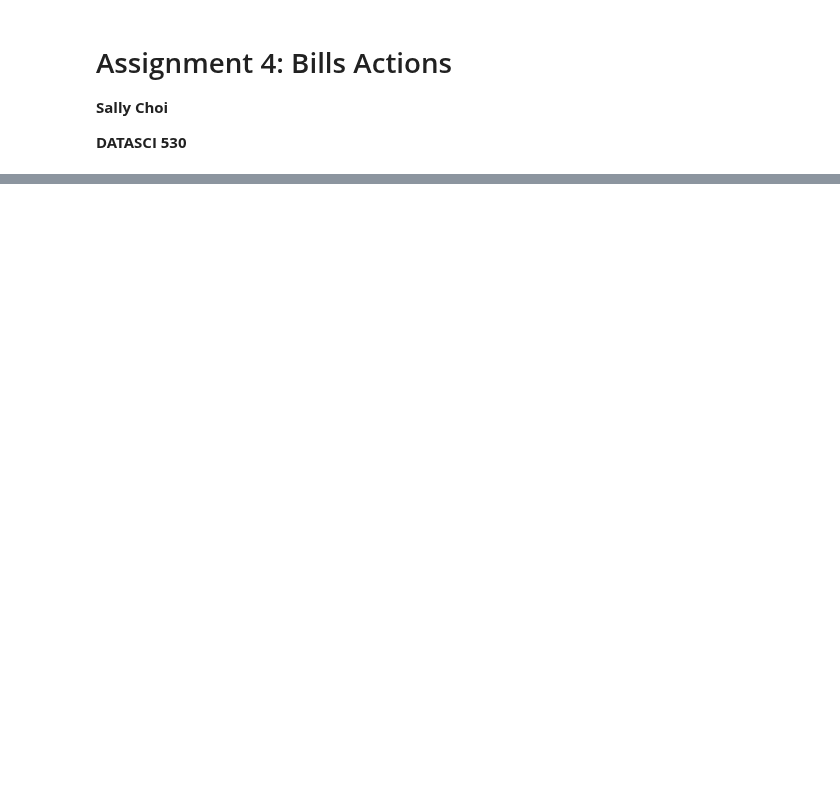
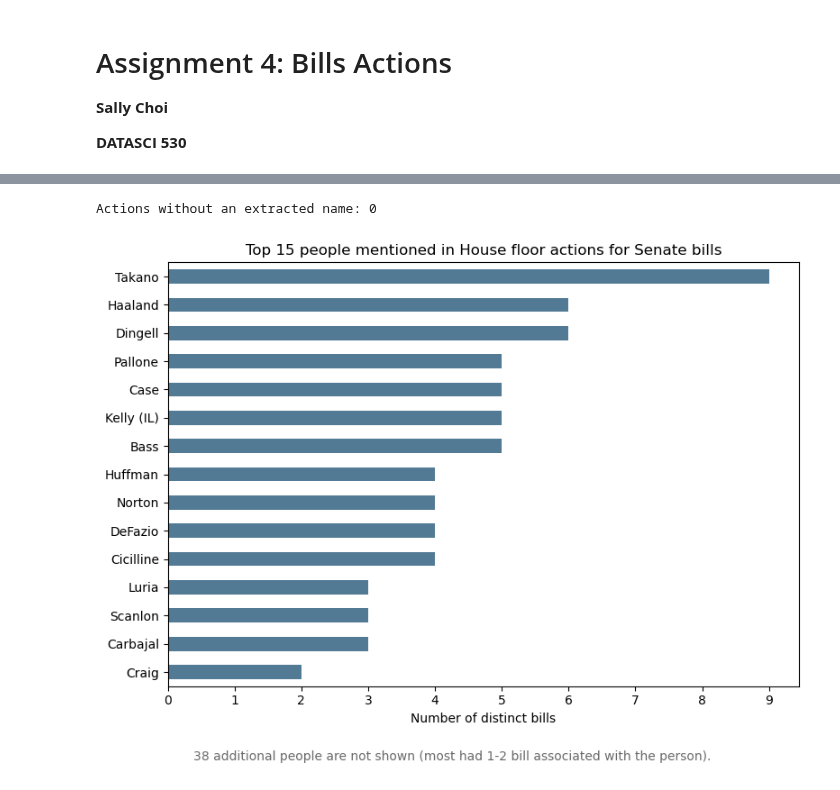
Before and after one commit to sallyyc/datasci530fall2026, a Jupyter notebook: Assignments/Assignment 4/Assignment 4.ipynb, the cells around one changed output, grey strips where cells are left out. Drawn from its saved outputs; the diff is of its cells as text; code cells hidden in the pictures; blank space fills up the shorter version.

```diff
--- a/Assignments/Assignment 4/Assignment 4.ipynb
+++ b/Assignments/Assignment 4/Assignment 4.ipynb
@@ -115,0 +222,48 @@ action_percent.round(2).to_frame(name="Percent of rows")
+# %%
+# creat pattern to extract the name after the title and before "moved" or "asked"
+pattern = r"(?:Mr|Ms|Mrs)\. (.*?) (?:moved|asked)"
+
+house_floor["person"] = (house_floor["action"].str.findall(pattern).str[0])
+
+# check if pattern missed names
+print("Actions without an extracted name:", house_floor["person"].isna().sum())
+# %% [output]
+Actions without an extracted name: 0
+# %%
+# count distinct bills mentioning each person
+person_bills = (
+    house_floor.groupby("person")
+    .agg(total_bills=("bill_number", "nunique"))
+    .reset_index()
+    .sort_values("total_bills", ascending=False))
+
+# display(person_bills)
+# %%
+# select the top 15 for graph
+top_15 = person_bills.sort_values(
+    "total_bills", ascending=False).head(15)
+
+remaining = len(person_bills) - len(top_15)
+
+top_15.sort_values("total_bills").plot.barh(
+    x="person",
+    y="total_bills",
+    color="#527A95",
+    figsize=(8, 6),
+    legend=False)
+
+plt.title("Top 15 people mentioned in House floor actions for Senate bills")
+plt.xlabel("Number of distinct bills")
+plt.ylabel("")
+plt.xticks(range(0, int(top_15["total_bills"].max()) + 1))
+
+# Add a note below the graph.
+plt.figtext(
+    0.5, 0.02,
+    f"{remaining} additional people are not shown (most had 1-2 bills associated with the person).",
+    ha="center", fontsize=10, color="dimgray")
+
+plt.tight_layout(rect=[0, 0.06, 1, 1])
+plt.show()
+# %% [output]
+[figure, added]
```
Also changed, not shown: parts of 39 cells of this notebook, 1 other file.
